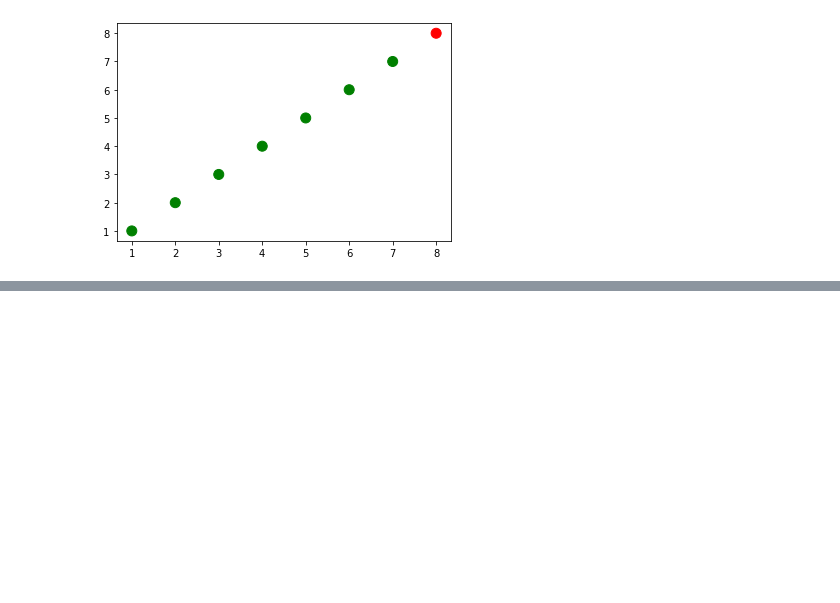
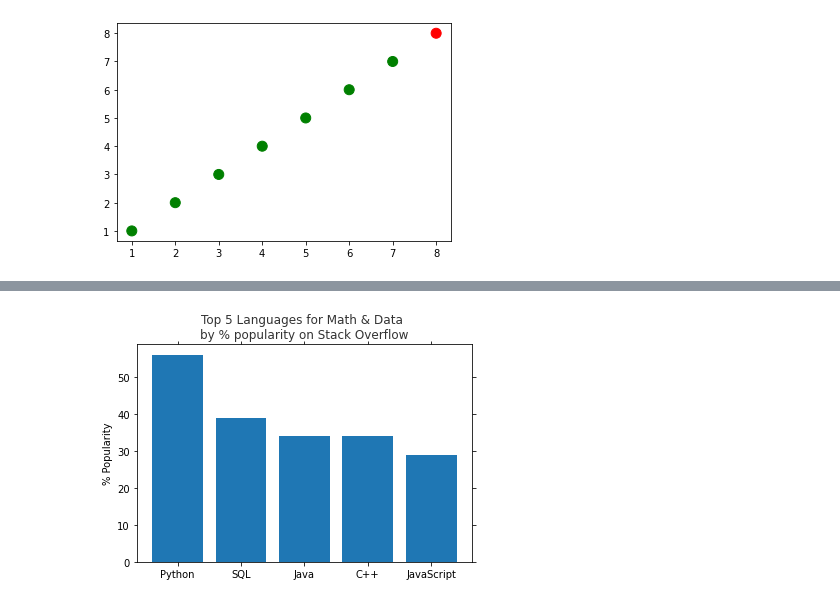
Before and after one commit to smeteo/Applied-DS-with-Python, a Jupyter notebook: 2_Applied_Plotting_Charting_Data_Representation_in_Python/Matplotlib.ipynb, the cells around one changed output, grey strips where cells are left out. Saved outputs shown, nothing was run; the diff lists cells and outputs as text; code cells hidden in the pictures; blank space fills up the shorter version.

```diff
--- a/2_Applied_Plotting_Charting_Data_Representation_in_Python/Matplotlib.ipynb
+++ b/2_Applied_Plotting_Charting_Data_Representation_in_Python/Matplotlib.ipynb
@@ -111,0 +137,23 @@ plt.scatter(x,y, s=100, c=colors)
+# %%
+import matplotlib.pyplot as plt
+import numpy as np
+
+plt.figure()
+
+languages =['Python', 'SQL', 'Java', 'C++', 'JavaScript']
+pos = np.arange(len(languages))
+popularity = [56, 39, 34, 34, 29]
+
+plt.bar(pos, popularity, align='center')
+plt.xticks(pos, languages)
+plt.ylabel('% Popularity')
+plt.title('Top 5 Languages for Math & Data \nby % popularity on Stack Overflow', alpha=0.8)
+
+# remove all the ticks (both axes), and tick labels on the Y axis
+plt.tick_params(top='off', bottom='off', left='off', right='off', labelleft='off', labelbottom='on')
+
+# TODO: remove the frame of the chart
+
+plt.show()
+# %% [output]
+[figure, added]
```
Also changed, not shown: parts of 8 cells of this notebook.
